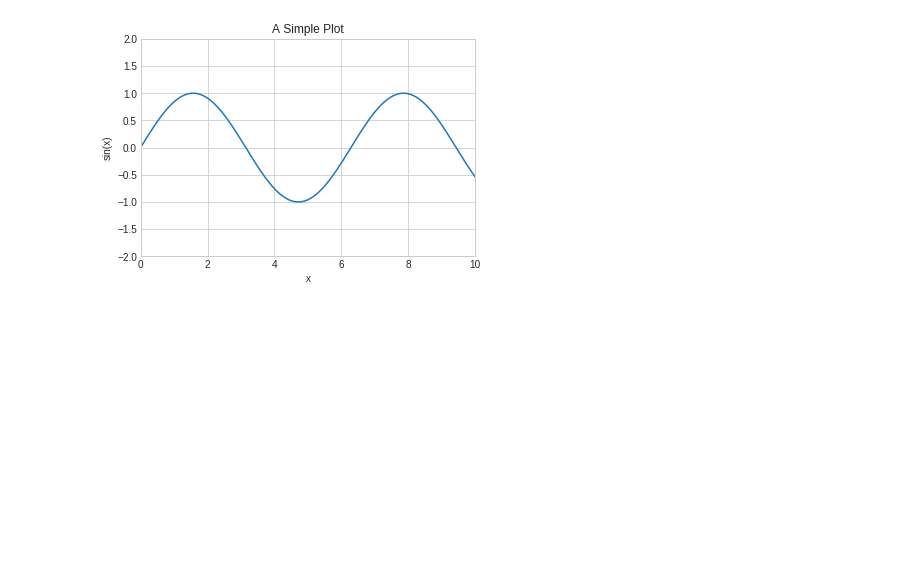
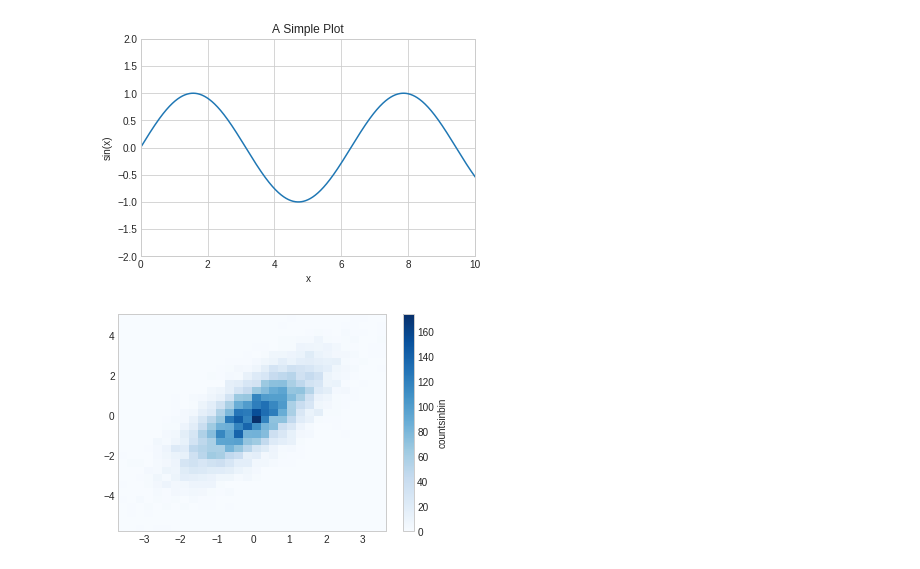
Before and after one commit to Shilparpatil/internship, a Jupyter notebook: matplotlib.ipynb, the cells around one changed output. Cells and saved outputs as stored; diff of their text form; code cells hidden in the pictures; blank space fills up the shorter version.

```diff
--- a/matplotlib.ipynb
+++ b/matplotlib.ipynb
@@ -124,3 +124,12 @@ ax.set(xlim=(0, 10), ylim=(-2, 2),
        title='A Simple Plot');
 # %% [output]
 [figure]
+# %%
+mean=[0,0]
+cov=[[1,1],[1,2]]
+x,y=np.random.multivariate_normal(mean,cov,10000).T
+plt.hist2d(x,y,bins=30,cmap='Blues')
+cb=plt.colorbar()
+cb.set_label('countsinbin')
+# %% [output]
+[figure, added]
```
Also changed, not shown: parts of 13 cells of this notebook.
